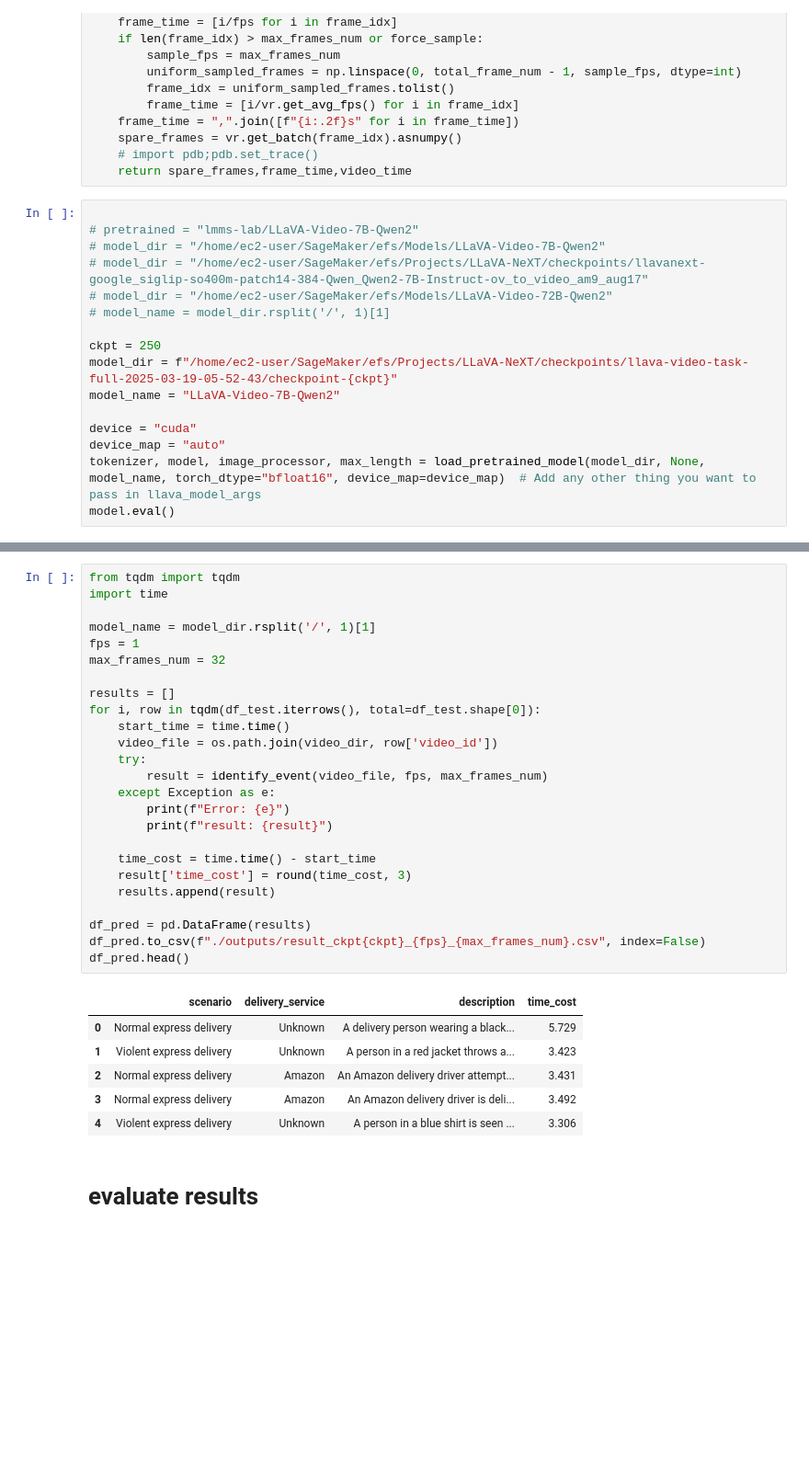
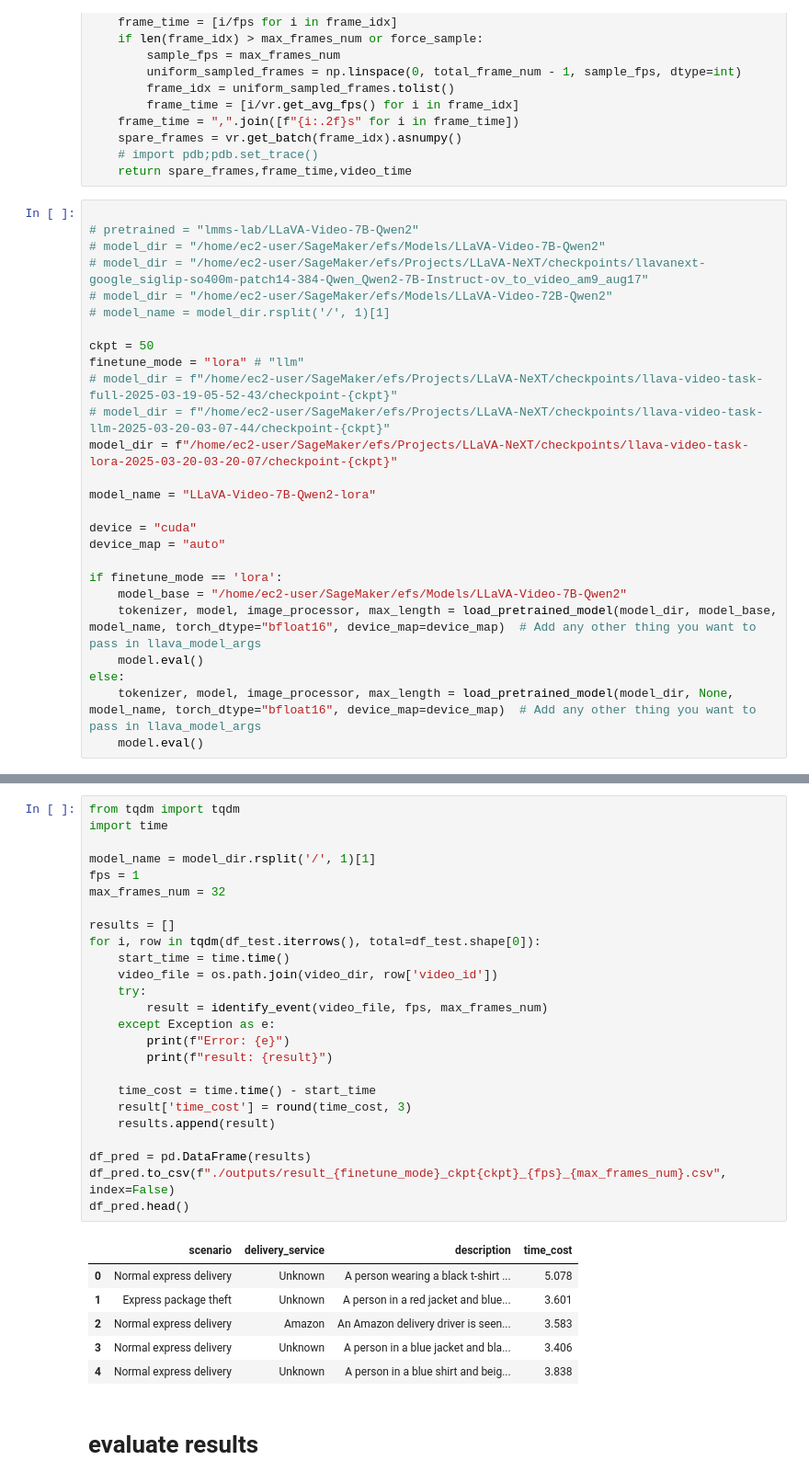
Before and after one commit to Chevolier/LLaVA-NeXT, a Jupyter notebook: evaluate.ipynb, the cells around one changed output, grey strips where cells are left out. Shown at 92% size. Drawn from its saved outputs; the diff is of its cells as text; blank space fills up the shorter version.

Commit message:
works for lora load

```diff
--- a/evaluate.ipynb
+++ b/evaluate.ipynb
@@ -127,12 +127,22 @@ def load_video(video_path, max_frames_num,fps=1,force_sample=False):
 # model_dir = "/home/ec2-user/SageMaker/efs/Models/LLaVA-Video-72B-Qwen2"
 # model_name = model_dir.rsplit('/', 1)[1]
 
-ckpt = 250
-model_dir = f"/home/ec2-user/SageMaker/efs/Projects/LLaVA-NeXT/checkpoints/llava-video-task-full-2025-03-19-05-52-43/checkpoint-{ckpt}"
-model_name = "LLaVA-Video-7B-Qwen2"
+ckpt = 50
+finetune_mode = "lora" # "llm"
+# model_dir = f"/home/ec2-user/SageMaker/efs/Projects/LLaVA-NeXT/checkpoints/llava-video-task-full-2025-03-19-05-52-43/checkpoint-{ckpt}"
+# model_dir = f"/home/ec2-user/SageMaker/efs/Projects/LLaVA-NeXT/checkpoints/llava-video-task-llm-2025-03-20-03-07-44/checkpoint-{ckpt}"
+model_dir = f"/home/ec2-user/SageMaker/efs/Projects/LLaVA-NeXT/checkpoints/llava-video-task-lora-2025-03-20-03-20-07/checkpoint-{ckpt}"
+
+model_name = "LLaVA-Video-7B-Qwen2-lora"
 
 device = "cuda"
 device_map = "auto"
-tokenizer, model, image_processor, max_length = load_pretrained_model(model_dir, None, model_name, torch_dtype="bfloat16", device_map=device_map)  # Add any other thing you want to pass in llava_model_args
-model.eval()
+
+if finetune_mode == 'lora':
+    model_base = "/home/ec2-user/SageMaker/efs/Models/LLaVA-Video-7B-Qwen2"
+    tokenizer, model, image_processor, max_length = load_pretrained_model(model_dir, model_base, model_name, torch_dtype="bfloat16", device_map=device_map)  # Add any other thing you want to pass in llava_model_args
+    model.eval()
+else:
+    tokenizer, model, image_processor, max_length = load_pretrained_model(model_dir, None, model_name, torch_dtype="bfloat16", device_map=device_map)  # Add any other thing you want to pass in llava_model_args
+    model.eval()
 # %% [output]
@@ -295,35 +291,35 @@ result: {'scenario': 'Normal express delivery', 'delivery_service': 'Unknown', '
 # %%
 from tqdm import tqdm
 import time
 
 model_name = model_dir.rsplit('/', 1)[1]
 fps = 1
 max_frames_num = 32
 
 results = []
 for i, row in tqdm(df_test.iterrows(), total=df_test.shape[0]):
     start_time = time.time()
     video_file = os.path.join(video_dir, row['video_id'])
     try:
         result = identify_event(video_file, fps, max_frames_num)
     except Exception as e:
         print(f"Error: {e}")
         print(f"result: {result}")
 
     time_cost = time.time() - start_time
     result['time_cost'] = round(time_cost, 3)
     results.append(result)
 
 df_pred = pd.DataFrame(results)
-df_pred.to_csv(f"./outputs/result_ckpt{ckpt}_{fps}_{max_frames_num}.csv", index=False)
+df_pred.to_csv(f"./outputs/result_{finetune_mode}_ckpt{ckpt}_{fps}_{max_frames_num}.csv", index=False)
 df_pred.head()
 # %% [output]
 |  | scenario | delivery_service | description | time_cost |
-| 0 | Normal express delivery | Unknown | A delivery person wearing a black... | 5.729 |
-| 1 | Violent express delivery | Unknown | A person in a red jacket throws a... | 3.423 |
-| 2 | Normal express delivery | Amazon | An Amazon delivery driver attempt... | 3.431 |
-| 3 | Normal express delivery | Amazon | An Amazon delivery driver is deli... | 3.492 |
-| 4 | Violent express delivery | Unknown | A person in a blue shirt is seen ... | 3.306 |
+| 0 | Normal express delivery | Unknown | A person wearing a black t-shirt ... | 5.078 |
+| 1 | Express package theft | Unknown | A person in a red jacket and blue... | 3.601 |
+| 2 | Normal express delivery | Amazon | An Amazon delivery driver is seen... | 3.583 |
+| 3 | Normal express delivery | Unknown | A person in a blue jacket and bla... | 3.406 |
+| 4 | Normal express delivery | Unknown | A person in a blue shirt and beig... | 3.838 |
 # %% [markdown]
 # evaluate results
 # %%
```
Also changed, not shown: parts of 5 cells of this notebook, 1 other file.
